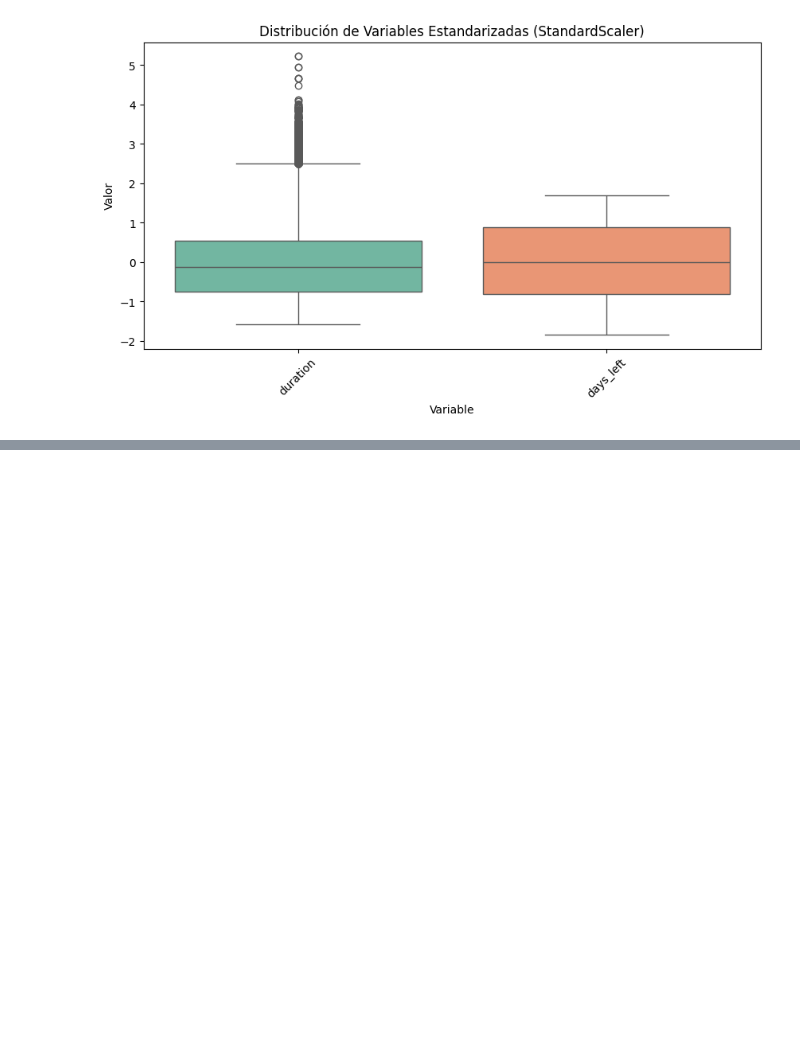
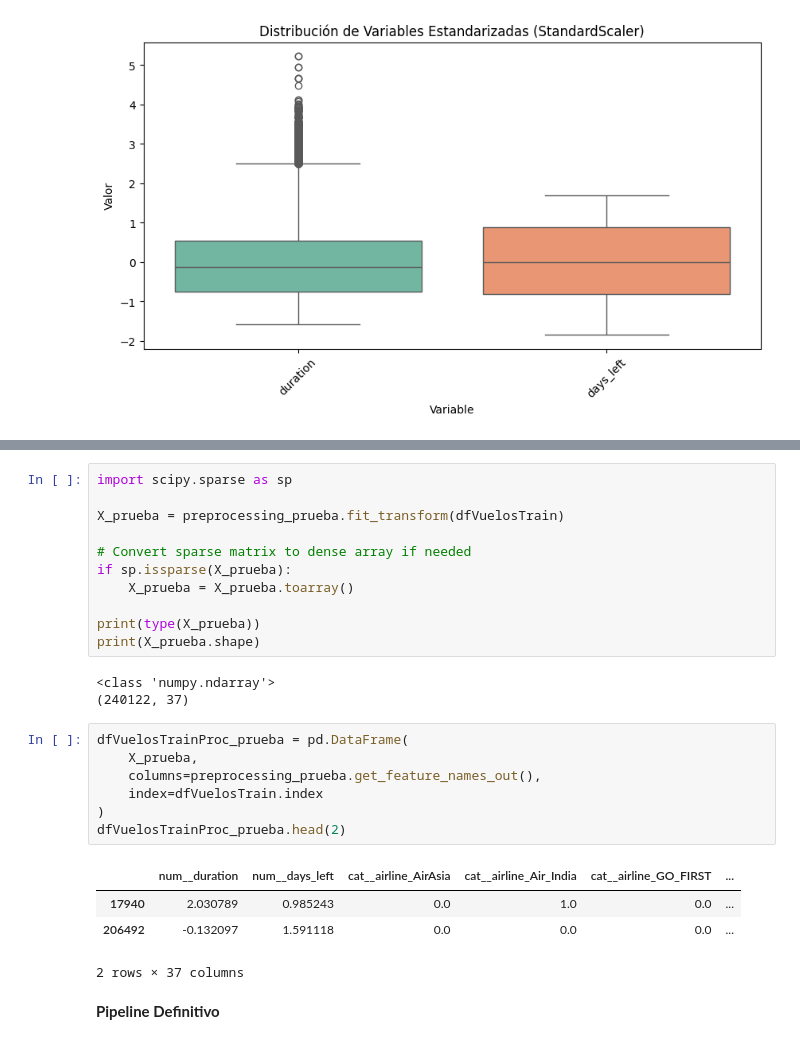
Before and after one commit to valsolano/bigdata, a Jupyter notebook: NotebookProyecto/Proyecto_de_Big_Data_Grupo_1.ipynb, the cells around one changed output, grey strips where cells are left out. Cells and saved outputs as stored; diff of their text form; blank space fills up the shorter version.

```diff
--- a/NotebookProyecto/Proyecto_de_Big_Data_Grupo_1.ipynb
+++ b/NotebookProyecto/Proyecto_de_Big_Data_Grupo_1.ipynb
@@ -1017,0 +1113,28 @@ plt.show()
+# %%
+import scipy.sparse as sp
+
+X_prueba = preprocessing_prueba.fit_transform(dfVuelosTrain)
+
+# Convert sparse matrix to dense array if needed
+if sp.issparse(X_prueba):
+    X_prueba = X_prueba.toarray()
+
+print(type(X_prueba))
+print(X_prueba.shape)
+# %% [output]
+<class 'numpy.ndarray'>
+(240122, 37)
+# %%
+dfVuelosTrainProc_prueba = pd.DataFrame(
+    X_prueba,
+    columns=preprocessing_prueba.get_feature_names_out(),
+    index=dfVuelosTrain.index
+)
+dfVuelosTrainProc_prueba.head(2)
+# %% [output]
+|  | num__duration | num__days_left | cat__airline_AirAsia | cat__airline_Air_India | cat__airline_GO_FIRST | ... |
+| 17940 | 2.030789 | 0.985243 | 0.0 | 1.0 | 0.0 | ... |
+| 206492 | -0.132097 | 1.591118 | 0.0 | 0.0 | 0.0 | ... |
+2 rows × 37 columns
+# %% [markdown]
+**Pipeline Definitivo**
```
Also changed, not shown: parts of 43 cells of this notebook.
